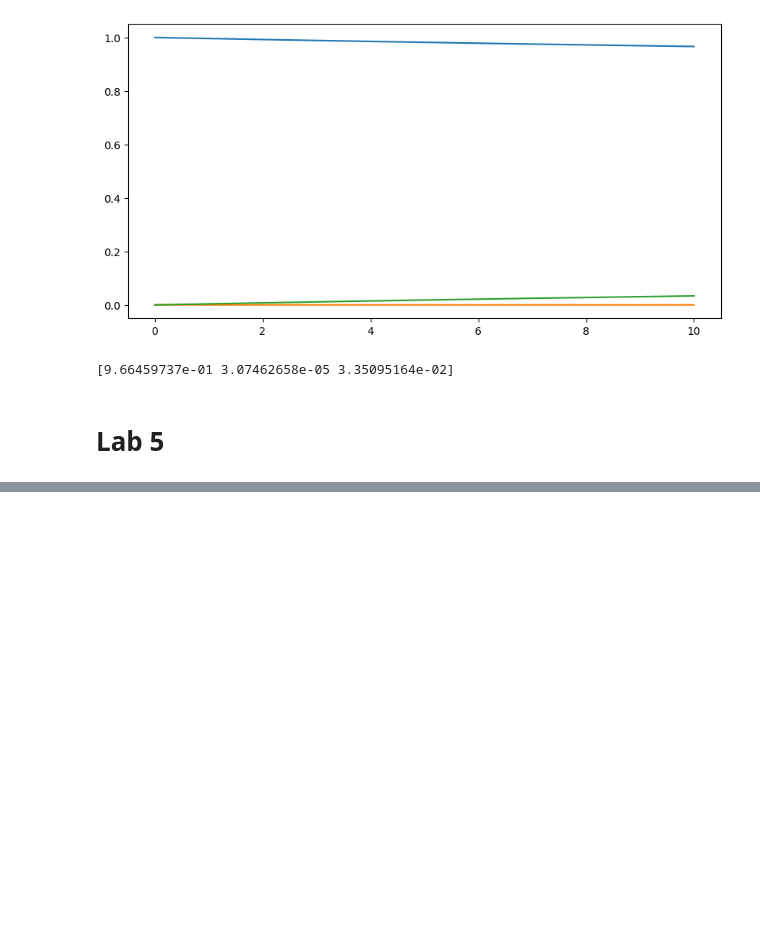
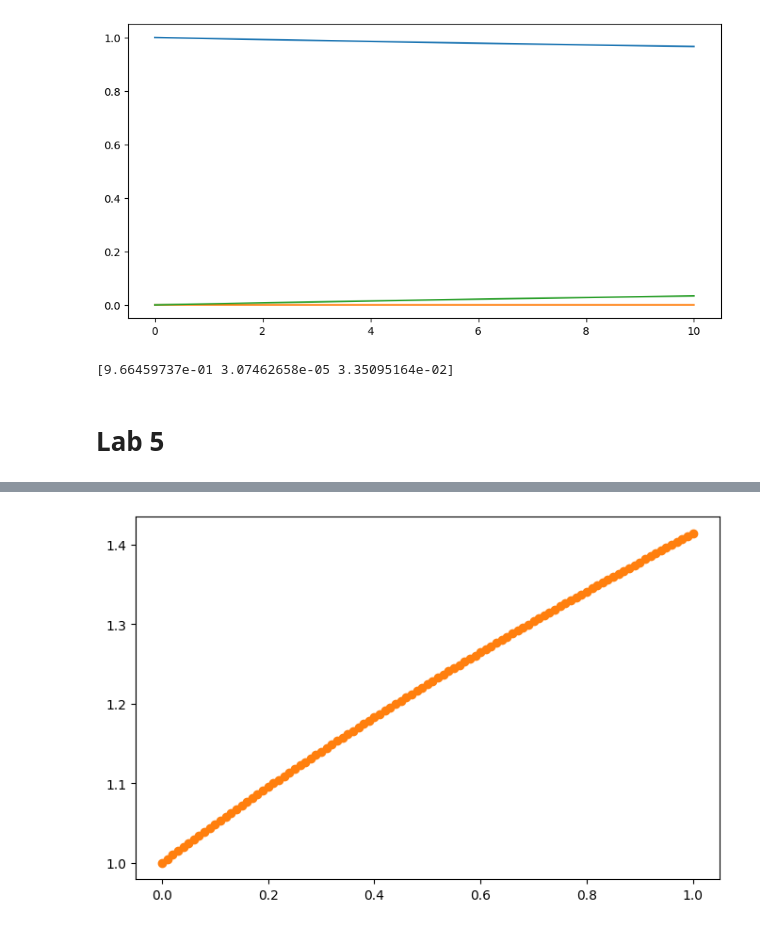
Before and after one commit to mythyskaiser/leetcode, a Jupyter notebook: chislaki/goshachislaki_1.ipynb, the cells around one changed output, grey strips where cells are left out. Cells and saved outputs as stored; diff of their text form; code cells hidden in the pictures; blank space fills up the shorter version.

```diff
--- a/chislaki/goshachislaki_1.ipynb
+++ b/chislaki/goshachislaki_1.ipynb
@@ -391,0 +537,80 @@ print(y_arr[-1])
+# %%
+import numpy as np
+import matplotlib.pyplot as plt
+
+N = 100
+h = 1 / N
+x = np.linspace(0, 1, N + 1)
+
+def k(x):
+    return x + 1
+def f(x):
+    return -1 / (4 * np.sqrt(x + 1))
+def exact(x):
+    return np.sqrt(x + 1)
+
+right = 1 / np.sqrt(2)
+left = exact(0)
+
+def progonka(A, B, C, D):
+    n = len(B)
+    alpha = np.zeros(n)
+    beta = np.zeros(n)
+    y = np.zeros(n)
+    alpha[0] = -C[0] / B[0]
+    beta[0] = D[0] / B[0]
+    for i in range(1, n):
+        znam = B[i] + A[i] * alpha[i - 1]
+
+        if i != n - 1:
+            alpha[i] = -C[i] / znam
+
+        beta[i] = (D[i] - A[i] * beta[i - 1]) / znam
+
+    y[n - 1] = beta[n - 1]
+    for i in range(n - 2, -1, -1):
+        y[i] = alpha[i] * y[i + 1] + beta[i]
+    return y
+
+A = np.zeros(N + 1)
+B = np.zeros(N + 1)
+C = np.zeros(N + 1)
+D = np.zeros(N + 1)
+
+B[0] = 1
+D[0] = left
+
+for i in range(1, N):
+    xi = x[i]
+
+    k_left = k(xi - h / 2)
+    k_right = k(xi + h / 2)
+
+    A[i] = k_left / h**2
+    B[i] = -(k_left + k_right) / h**2
+    C[i] = k_right / h**2
+
+    D[i] = -f(xi)
+
+A[N] = -k(1) / h
+B[N] = k(1) / h
+D[N] = right
+
+y = progonka(A, B, C, D)
+y_true = exact(x)
+
+error = np.max(np.abs(y - y_true))
+
+print("ошибка", error)
+print("k(0)u'(0):", k(0)*(y[1]-y[0])/h)
+print(0.5)
+print("-k(1)u'(1):", k(1)*(y[N]-y[N-1])/h)
+print(1/np.sqrt(2))
+
+plt.figure(figsize=(8, 5))
+
+plt.plot(x, y_true)
+plt.plot(x, y, "o")
+
+plt.show()
+# %% [output]
@@ -391,0 +622 @@ print(y_arr[-1])
+[figure, added]
```
Also changed, not shown: parts of 11 cells of this notebook, 4 other files.
